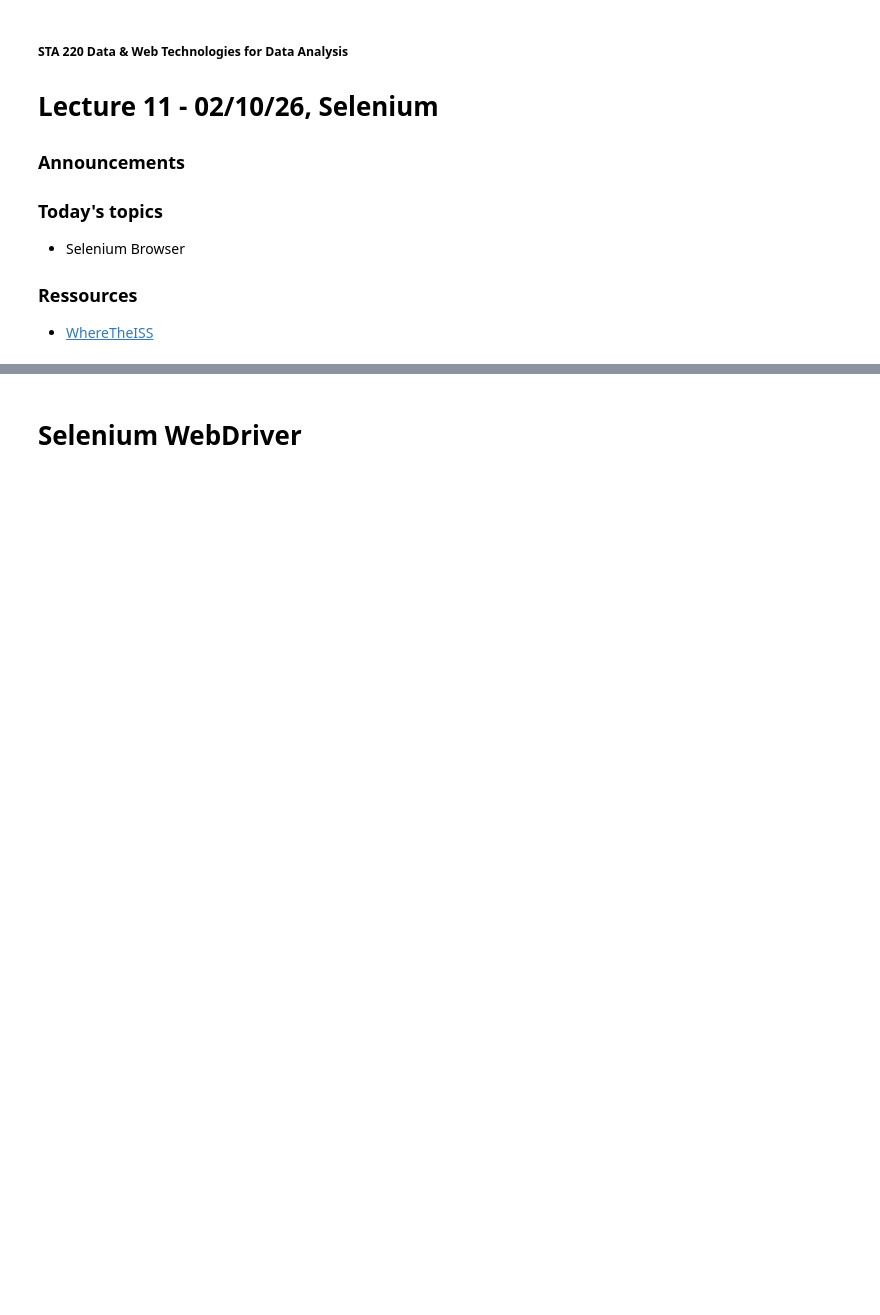
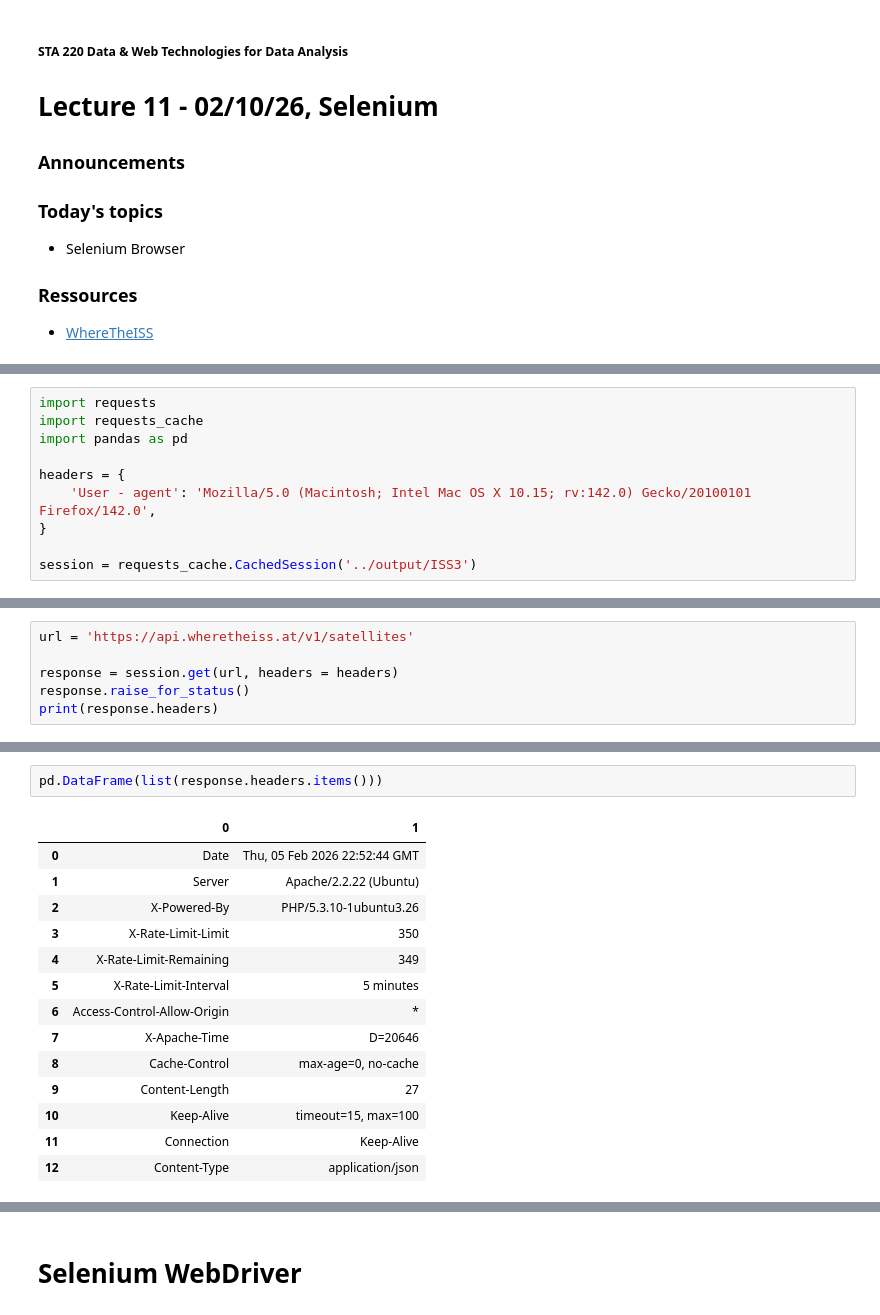
Before and after one commit to hmchilders/STA220, a Jupyter notebook: 10_selenium.ipynb, the cells around one changed output, grey strips where cells are left out. Saved outputs shown, nothing was run; the diff lists cells and outputs as text; blank space fills up the shorter version.

```diff
--- a/10_selenium.ipynb
+++ b/10_selenium.ipynb
@@ -12,0 +22,10 @@
+# %%
+import requests
+import requests_cache
+import pandas as pd
+
+headers = {
+    'User - agent': 'Mozilla/5.0 (Macintosh; Intel Mac OS X 10.15; rv:142.0) Gecko/20100101 Firefox/142.0',
+}
+
+session = requests_cache.CachedSession('../output/ISS3')
@@ -12,0 +36,6 @@
+# %%
+url = 'https://api.wheretheiss.at/v1/satellites'
+
+response = session.get(url, headers = headers)
+response.raise_for_status()
+print(response.headers)
@@ -12,0 +44,17 @@
+# %%
+pd.DataFrame(list(response.headers.items()))
+# %% [output]
+|  | 0 | 1 |
+| 0 | Date | Thu, 05 Feb 2026 22:52:44 GMT |
+| 1 | Server | Apache/2.2.22 (Ubuntu) |
+| 2 | X-Powered-By | PHP/5.3.10-1ubuntu3.26 |
+| 3 | X-Rate-Limit-Limit | 350 |
+| 4 | X-Rate-Limit-Remaining | 349 |
+| 5 | X-Rate-Limit-Interval | 5 minutes |
+| 6 | Access-Control-Allow-Origin | * |
+| 7 | X-Apache-Time | D=20646 |
+| 8 | Cache-Control | max-age=0, no-cache |
+| 9 | Content-Length | 27 |
+| 10 | Keep-Alive | timeout=15, max=100 |
+| 11 | Connection | Keep-Alive |
+| 12 | Content-Type | application/json |
```
Also changed, not shown: parts of 98 cells of this notebook, 2 other files.
